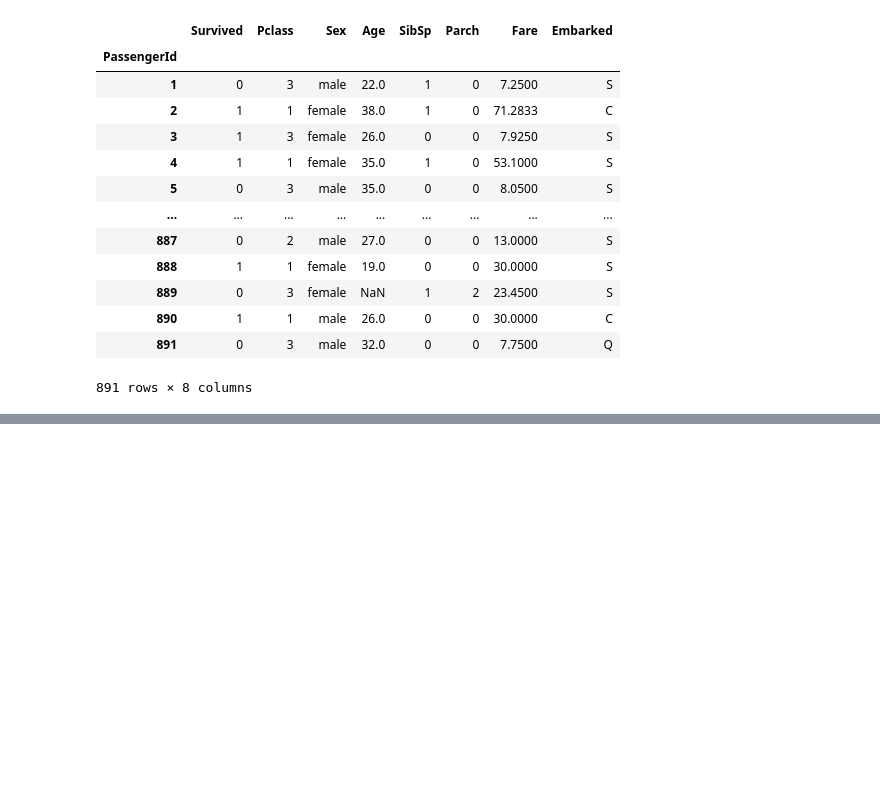
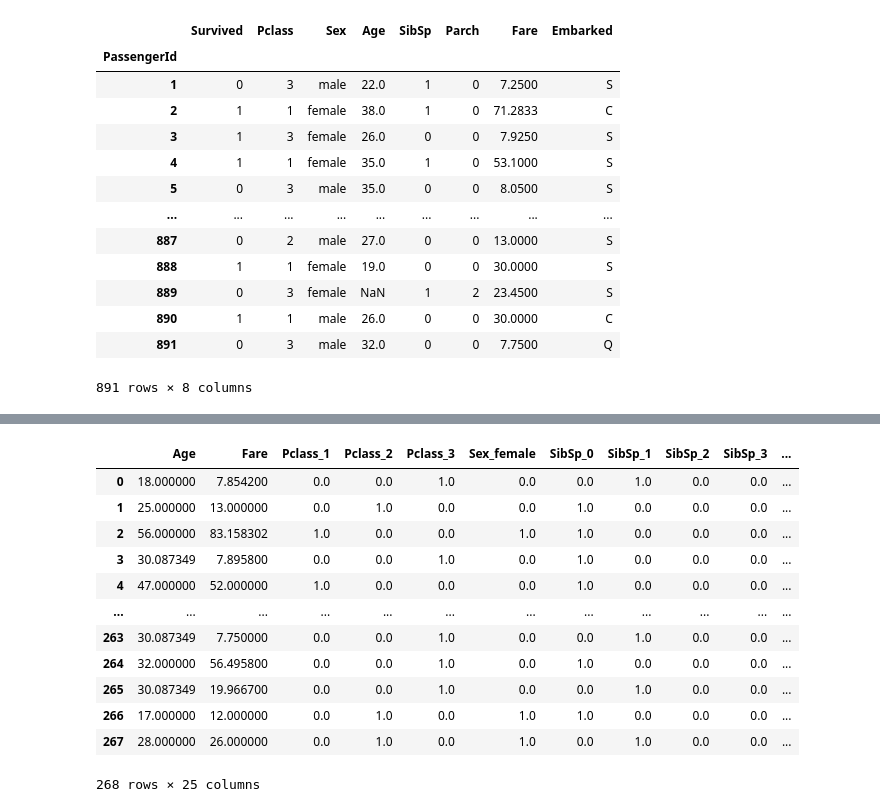
Before and after one commit to diegojeda/Titanic, a Jupyter notebook: Titanic.ipynb, the cells around one changed output, grey strips where cells are left out. Drawn from its saved outputs; the diff is of its cells as text; code cells hidden in the pictures; blank space fills up the shorter version.

```diff
--- a/Titanic.ipynb
+++ b/Titanic.ipynb
@@ -380,0 +603,16 @@ Base
+# %%
+X
+# %% [output]
+|  | Age | Fare | Pclass_1 | Pclass_2 | Pclass_3 | Sex_female | SibSp_0 | SibSp_1 | SibSp_2 | SibSp_3 | ... |
+| 0 | 18.000000 | 7.854200 | 0.0 | 0.0 | 1.0 | 0.0 | 0.0 | 1.0 | 0.0 | 0.0 | ... |
+| 1 | 25.000000 | 13.000000 | 0.0 | 1.0 | 0.0 | 0.0 | 1.0 | 0.0 | 0.0 | 0.0 | ... |
+| 2 | 56.000000 | 83.158302 | 1.0 | 0.0 | 0.0 | 1.0 | 1.0 | 0.0 | 0.0 | 0.0 | ... |
+| 3 | 30.087349 | 7.895800 | 0.0 | 0.0 | 1.0 | 0.0 | 1.0 | 0.0 | 0.0 | 0.0 | ... |
+| 4 | 47.000000 | 52.000000 | 1.0 | 0.0 | 0.0 | 0.0 | 1.0 | 0.0 | 0.0 | 0.0 | ... |
+| ... | ... | ... | ... | ... | ... | ... | ... | ... | ... | ... | ... |
+| 263 | 30.087349 | 7.750000 | 0.0 | 0.0 | 1.0 | 0.0 | 0.0 | 1.0 | 0.0 | 0.0 | ... |
+| 264 | 32.000000 | 56.495800 | 0.0 | 0.0 | 1.0 | 0.0 | 1.0 | 0.0 | 0.0 | 0.0 | ... |
+| 265 | 30.087349 | 19.966700 | 0.0 | 0.0 | 1.0 | 0.0 | 0.0 | 1.0 | 0.0 | 0.0 | ... |
+| 266 | 17.000000 | 12.000000 | 0.0 | 1.0 | 0.0 | 1.0 | 1.0 | 0.0 | 0.0 | 0.0 | ... |
+| 267 | 28.000000 | 26.000000 | 0.0 | 1.0 | 0.0 | 1.0 | 0.0 | 1.0 | 0.0 | 0.0 | ... |
+268 rows × 25 columns
```
Also changed, not shown: parts of 17 cells of this notebook.
